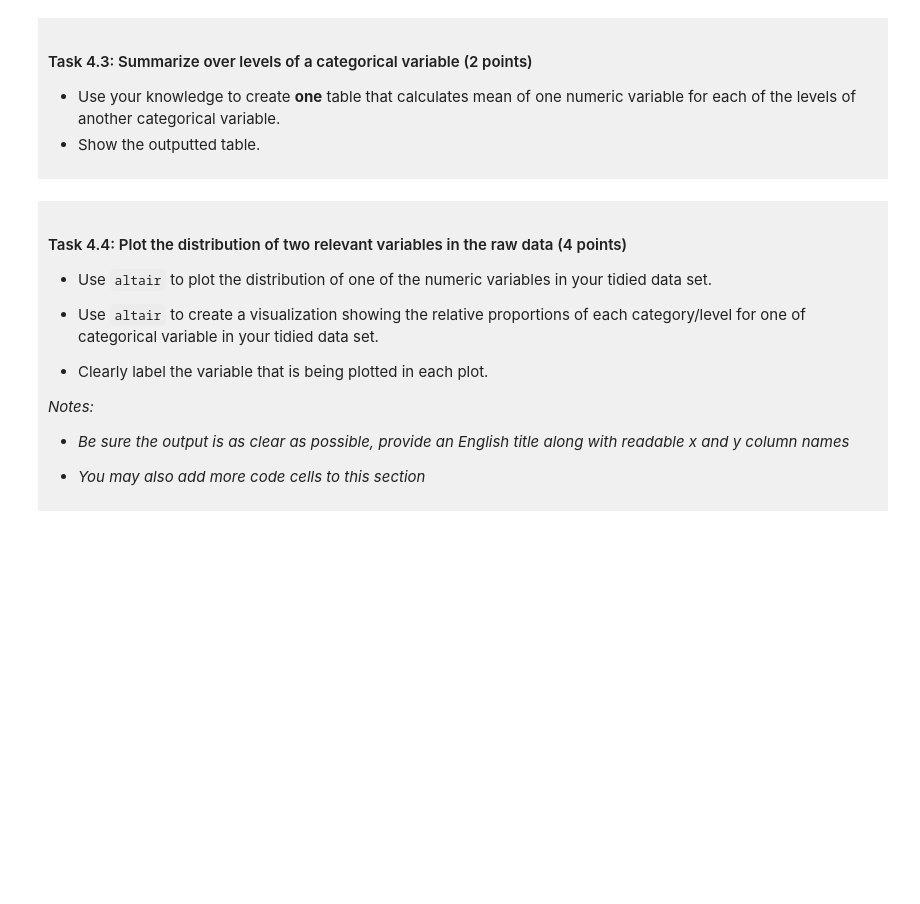
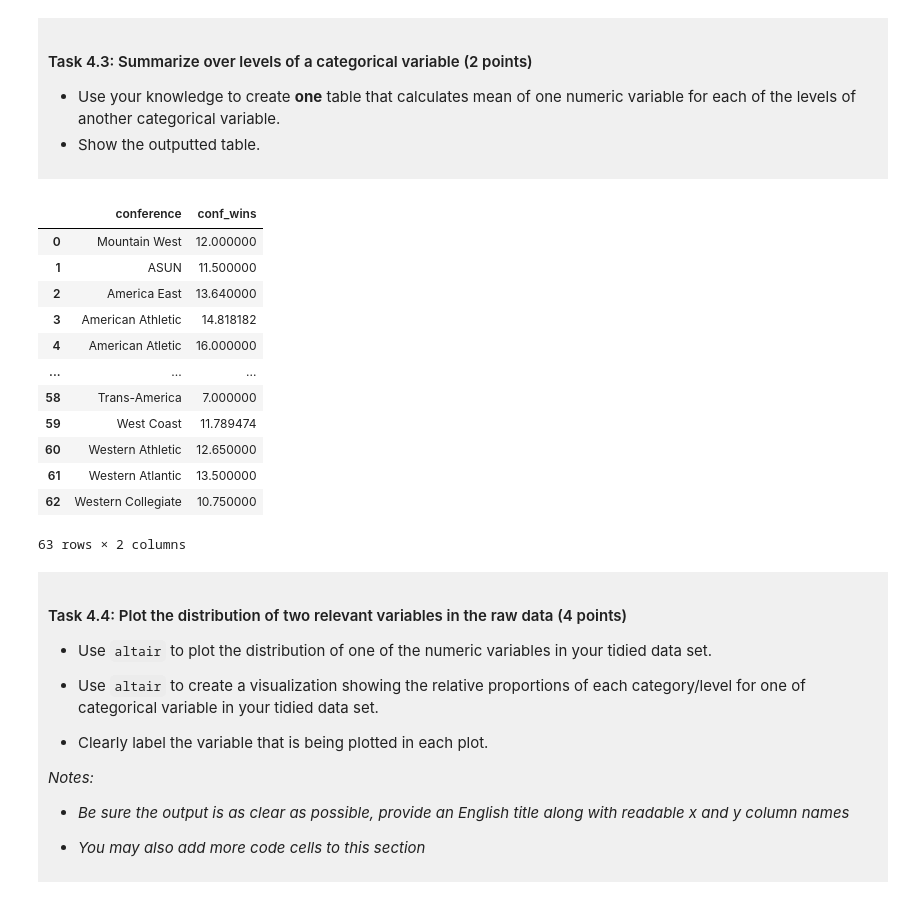
Before and after one commit to Fanta-sia/dsci-100-project-jake-choi, a Jupyter notebook: dsci-100-project-notebook.ipynb, the cells around one changed output. Drawn from its saved outputs; the diff is of its cells as text; code cells hidden in the pictures; blank space fills up the shorter version.

```diff
--- a/dsci-100-project-notebook.ipynb
+++ b/dsci-100-project-notebook.ipynb
@@ -245,7 +277,21 @@ You will refine your research question (if needed) and produce a tidy data set.
 - Show the outputted table.
 </div>
 # %%
-### EDIT THIS CODE CELL ###
+data.groupby("conference")["conf_wins"].agg("mean").reset_index()
+# %% [output]
+|  | conference | conf_wins |
+| 0 | Mountain West | 12.000000 |
+| 1 | ASUN | 11.500000 |
+| 2 | America East | 13.640000 |
+| 3 | American Athletic | 14.818182 |
+| 4 | American Atletic | 16.000000 |
+| ... | ... | ... |
+| 58 | Trans-America | 7.000000 |
+| 59 | West Coast | 11.789474 |
+| 60 | Western Athletic | 12.650000 |
+| 61 | Western Atlantic | 13.500000 |
+| 62 | Western Collegiate | 10.750000 |
+63 rows × 2 columns
 # %% [markdown]
 <div style="background-color: #f0f0f0; padding: 10px;">
 
```
Also changed, not shown: parts of 13 cells of this notebook.
